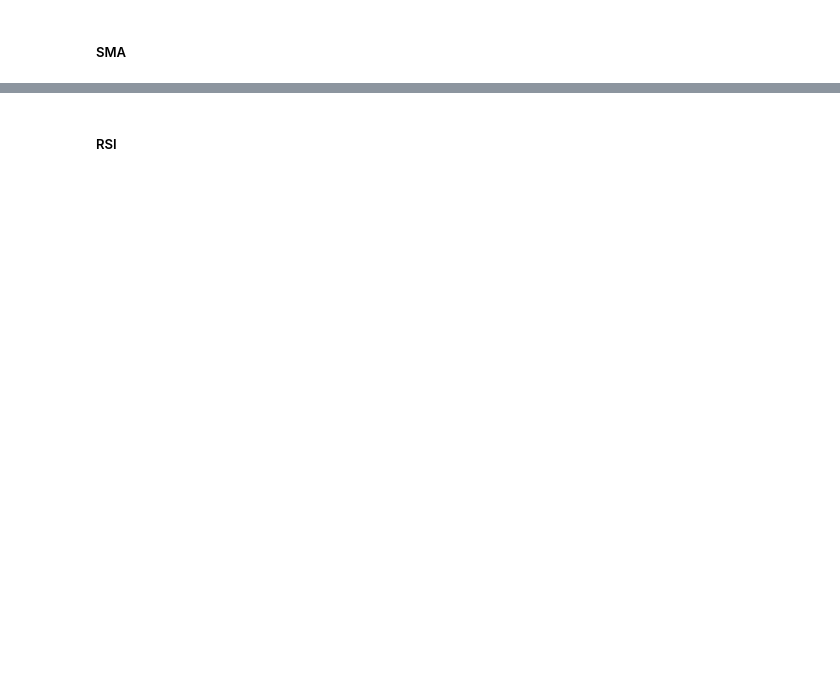
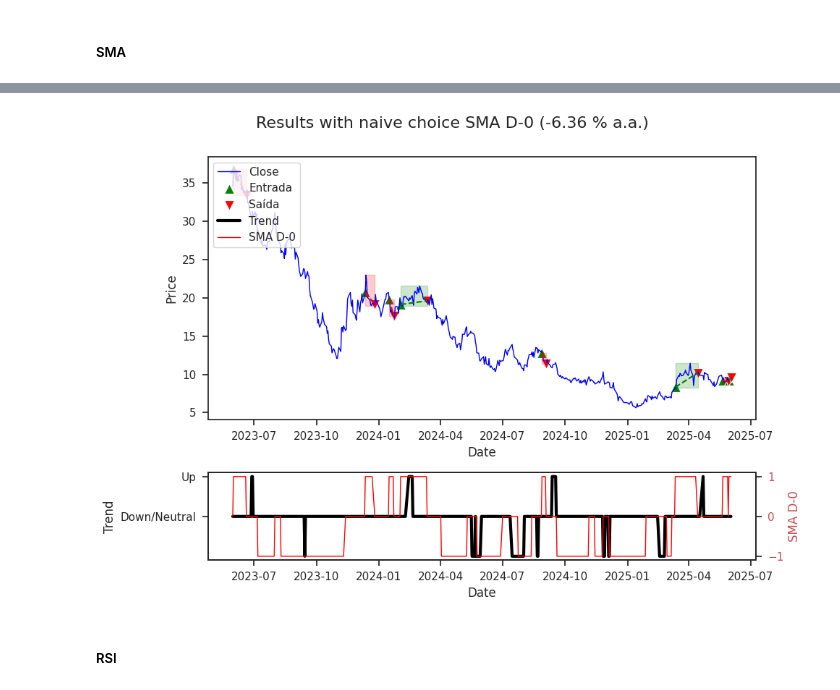
Before and after one commit to lucasll37/ai_finance, a Jupyter notebook: src/Análise Exploratória - Ativo.ipynb, the cells around one changed output, grey strips where cells are left out. Saved outputs shown, nothing was run; the diff lists cells and outputs as text; code cells hidden in the pictures; blank space fills up the shorter version.

```diff
--- a/src/Análise Exploratória - Ativo.ipynb
+++ b/src/Análise Exploratória - Ativo.ipynb
@@ -117,2 +131,6 @@ agent.naive_choice(data_preprocessed, signal="SMA D-0", policy={"entry": lambda
+# %%
+profit = agent.naive_choice(sample, signal="SMA D-0", policy={"entry": lambda signal: signal > 0, "out": lambda signal: signal <= 0})
+# %% [output]
+[figure, added]
 # %% [markdown]
 ##### RSI
```
Also changed, not shown: parts of 23 cells of this notebook, 11 other files.
